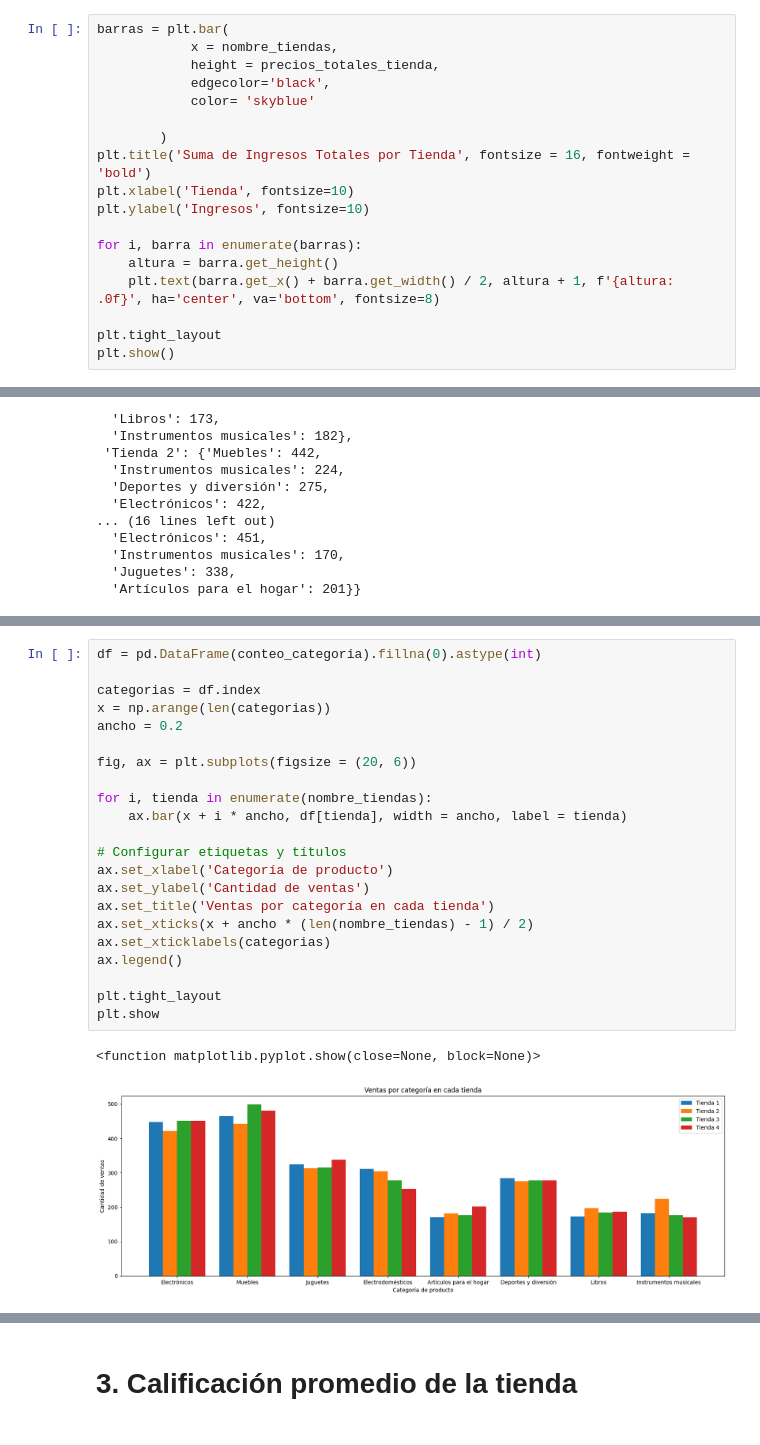
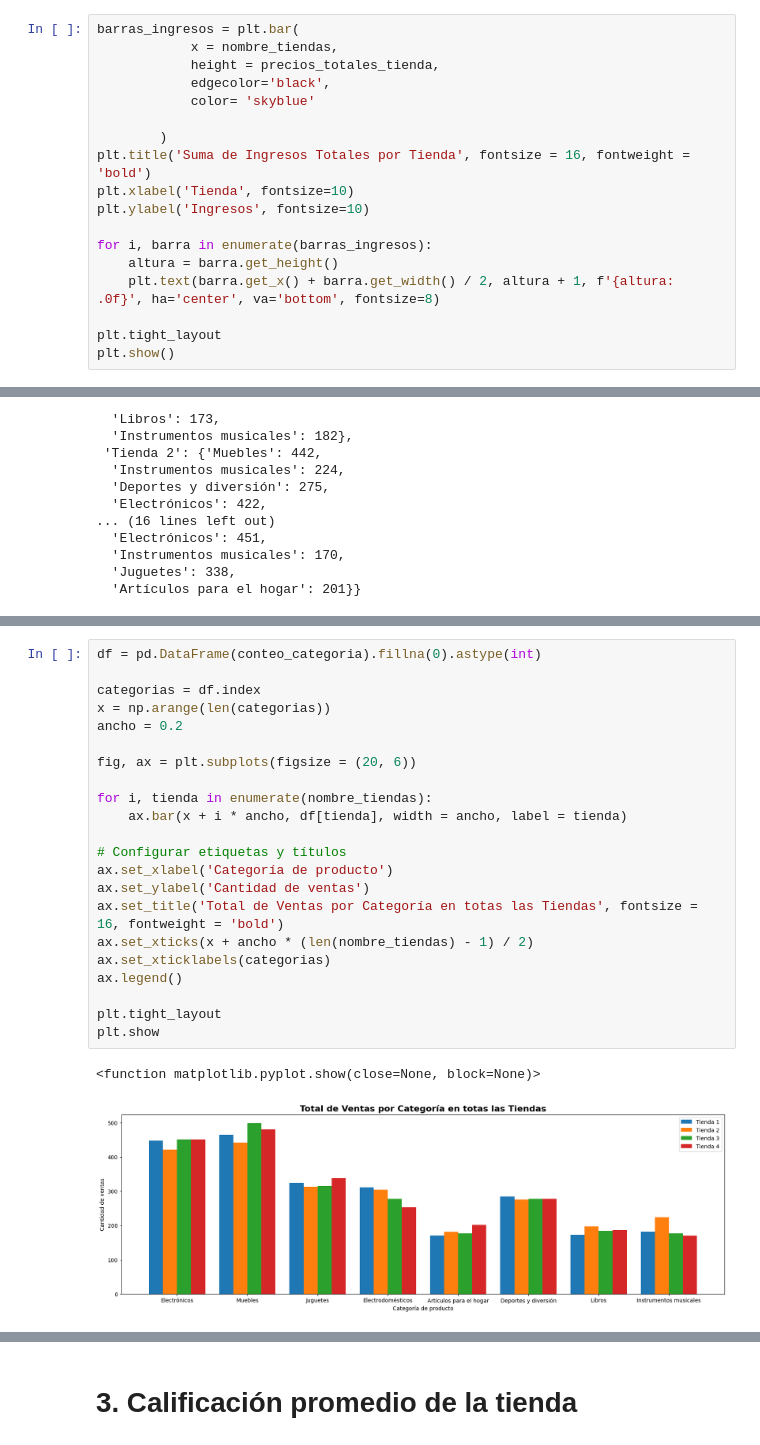
Before and after one commit to DevMagnov/challenge1-data-science-latam, a Jupyter notebook: AluraStoreLatam.ipynb, the cells around one changed output, grey strips where cells are left out. Cells and saved outputs as stored; diff of their text form.

Commit message:
Agregando cambios al archivo hasta la calificacion de promedios por tienda

```diff
--- a/AluraStoreLatam.ipynb
+++ b/AluraStoreLatam.ipynb
@@ -60,7 +62,7 @@ nombre_tiendas = ["Tienda 1", "Tienda 2", "Tienda 3", "Tienda 4"]
 # %%
 # Creacion de grafico de barras con el total de Ingresos por tienda:
 # %%
-barras = plt.bar(
+barras_ingresos = plt.bar(
             x = nombre_tiendas,
             height = precios_totales_tienda,
             edgecolor='black',
@@ -71,7 +73,7 @@ plt.title('Suma de Ingresos Totales por Tienda', fontsize = 16, fontweight = 'bo
 plt.xlabel('Tienda', fontsize=10)
 plt.ylabel('Ingresos', fontsize=10)
 
-for i, barra in enumerate(barras):
+for i, barra in enumerate(barras_ingresos):
     altura = barra.get_height()
     plt.text(barra.get_x() + barra.get_width() / 2, altura + 1, f'{altura: .0f}', ha='center', va='bottom', fontsize=8)
 
@@ -145,28 +147,28 @@ def graficar_tienda(nom_tienda):
 # %%
 df = pd.DataFrame(conteo_categoria).fillna(0).astype(int)
 
 categorias = df.index
 x = np.arange(len(categorias))
 ancho = 0.2
 
 fig, ax = plt.subplots(figsize = (20, 6))
 
 for i, tienda in enumerate(nombre_tiendas):
     ax.bar(x + i * ancho, df[tienda], width = ancho, label = tienda)
 
 # Configurar etiquetas y títulos
 ax.set_xlabel('Categoría de producto')
 ax.set_ylabel('Cantidad de ventas')
-ax.set_title('Ventas por categoría en cada tienda')
+ax.set_title('Total de Ventas por Categoría en totas las Tiendas', fontsize = 16, fontweight = 'bold')
 ax.set_xticks(x + ancho * (len(nombre_tiendas) - 1) / 2)
 ax.set_xticklabels(categorias)
 ax.legend()
 
 plt.tight_layout
 plt.show
 # %% [output]
 <function matplotlib.pyplot.show(close=None, block=None)>
-[figure, old version]
+[figure, new version]
 # %%
 graficar_tienda('Tienda 1')
 graficar_tienda('Tienda 2')
```
Also changed, not shown: parts of 9 cells of this notebook.
